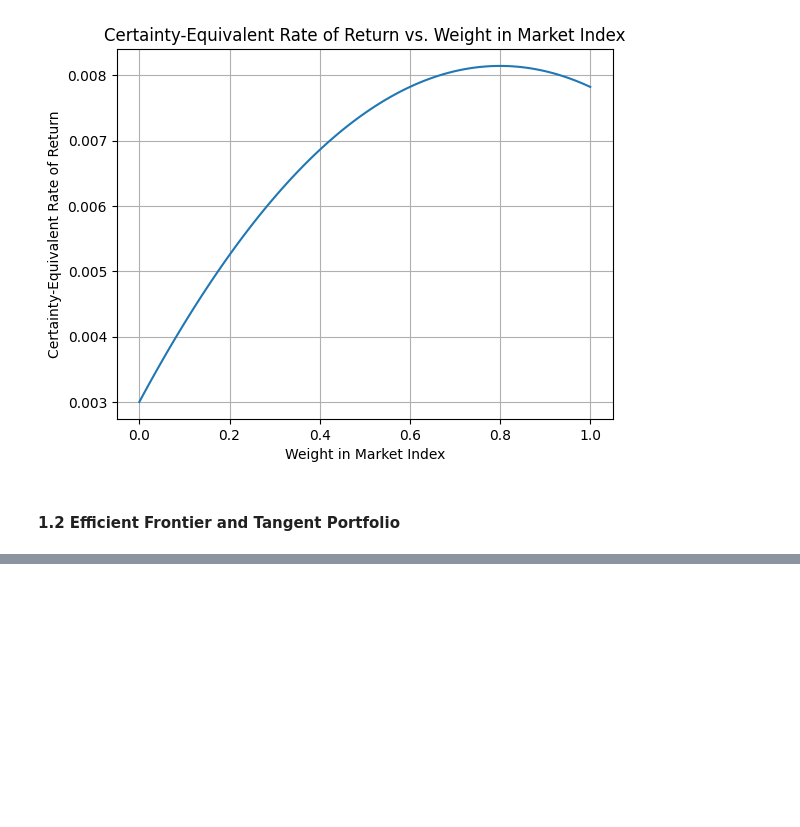
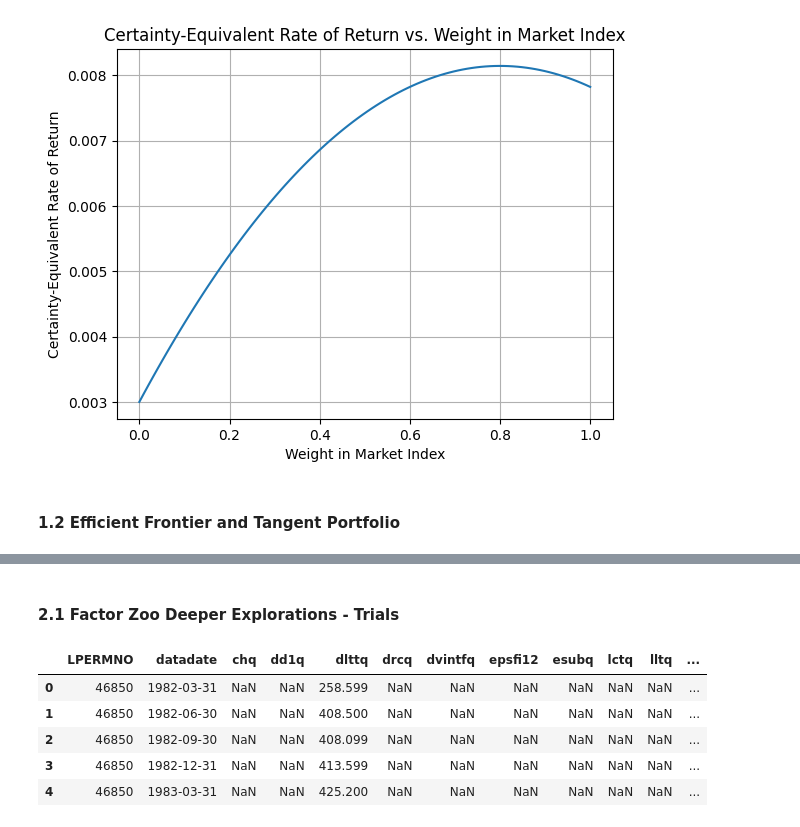
Before and after one commit to yeyechen/HKU-MFIN7034-ML, a Jupyter notebook: coursework_2.ipynb, the cells around one changed output, grey strips where cells are left out. Cells and saved outputs as stored; diff of their text form; code cells hidden in the pictures; blank space fills up the shorter version.

```diff
--- a/coursework_2.ipynb
+++ b/coursework_2.ipynb
@@ -146,0 +196,26 @@ Small-cap value: -0.80
+# %% [markdown]
+#### 2.1 Factor Zoo Deeper Explorations - Trials
+# %%
+fund_factors_df = pd.read_csv('data/fundamental_factors.csv')
+fund_factors_df = fund_factors_df[['LPERMNO',
+                                   'datadate',
+                                   'chq',
+                                   'dd1q',
+                                   'dlttq',
+                                   'drcq',
+                                   'dvintfq',
+                                   'epsfi12',
+                                   'esubq',
+                                   'lctq',
+                                   'lltq',
+                                   'oiadpq',
+                                   'capxy']]
+fund_factors_df['datadate'] = pd.to_datetime(fund_factors_df['datadate'])
+fund_factors_df.head()
+# %% [output]
+|  | LPERMNO | datadate | chq | dd1q | dlttq | drcq | dvintfq | epsfi12 | esubq | lctq | lltq | ... |
+| 0 | 46850 | 1982-03-31 | NaN | NaN | 258.599 | NaN | NaN | NaN | NaN | NaN | NaN | ... |
+| 1 | 46850 | 1982-06-30 | NaN | NaN | 408.500 | NaN | NaN | NaN | NaN | NaN | NaN | ... |
+| 2 | 46850 | 1982-09-30 | NaN | NaN | 408.099 | NaN | NaN | NaN | NaN | NaN | NaN | ... |
+| 3 | 46850 | 1982-12-31 | NaN | NaN | 413.599 | NaN | NaN | NaN | NaN | NaN | NaN | ... |
+| 4 | 46850 | 1983-03-31 | NaN | NaN | 425.200 | NaN | NaN | NaN | NaN | NaN | NaN | ... |
```
Also changed, not shown: parts of 9 cells of this notebook, 2 other files.
